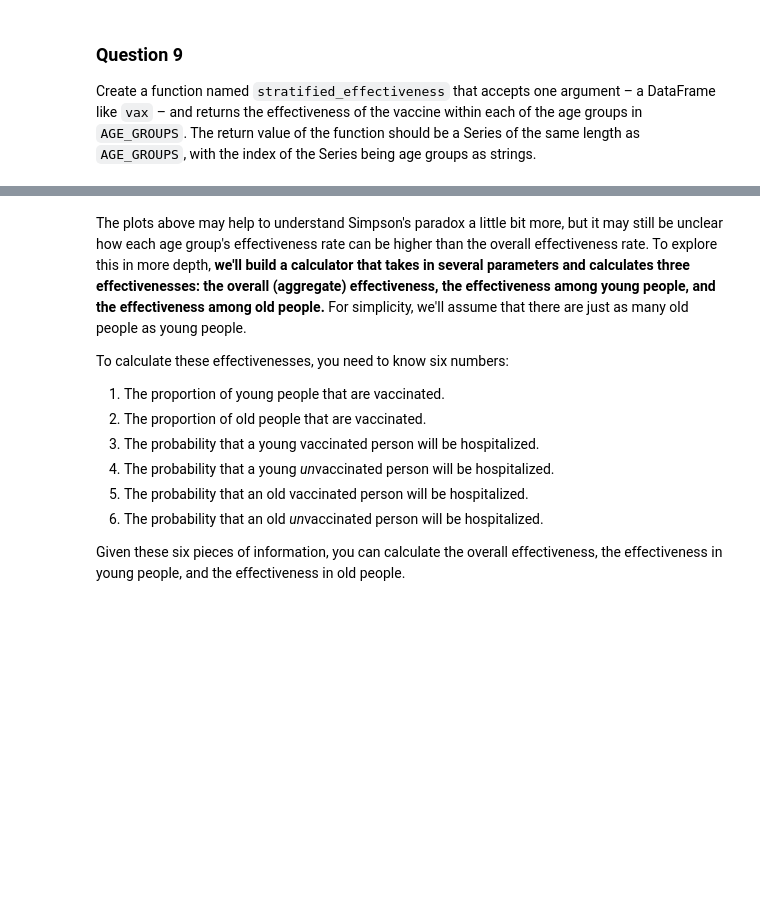
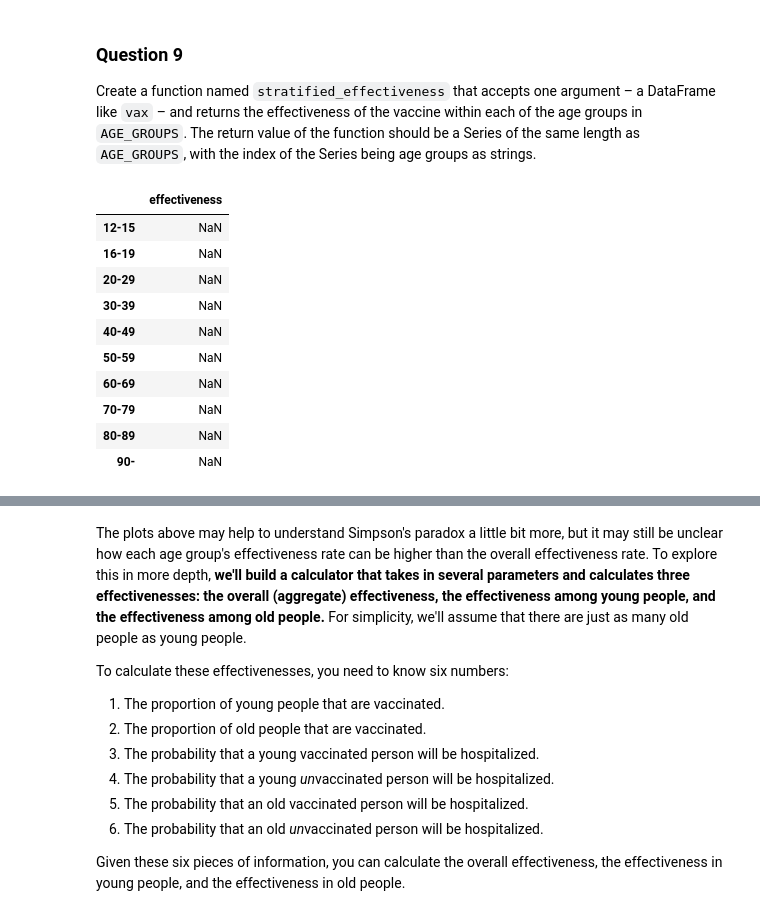
Before and after one commit to zaki1503/dsc80-2022-fa, a Jupyter notebook: projects/02-covid_vax/assignment/project.ipynb, the cells around one changed output, grey strips where cells are left out. Cells and saved outputs as stored; diff of their text form; code cells hidden in the pictures; blank space fills up the shorter version.

```diff
--- a/projects/02-covid_vax/assignment/project.ipynb
+++ b/projects/02-covid_vax/assignment/project.ipynb
@@ -859,3 +884,17 @@ Each string above lists an age group. For example, the age group `'12-15'` shoul
 ### Question 9
 
 Create a function named `stratified_effectiveness` that accepts one argument – a DataFrame like `vax` – and returns the effectiveness of the vaccine within each of the age groups in `AGE_GROUPS`. The return value of the function should be a Series of the same length as `AGE_GROUPS`, with the index of the Series being age groups as strings.
+# %%
+pd.DataFrame(index=AGE_GROUPS, dtype=np.float64, columns=['effectiveness'])
+# %% [output]
+|  | effectiveness |
+| 12-15 | NaN |
+| 16-19 | NaN |
+| 20-29 | NaN |
+| 30-39 | NaN |
+| 40-49 | NaN |
+| 50-59 | NaN |
+| 60-69 | NaN |
+| 70-79 | NaN |
+| 80-89 | NaN |
+| 90- | NaN |
```
Also changed, not shown: parts of 16 cells of this notebook, 2 other files.
